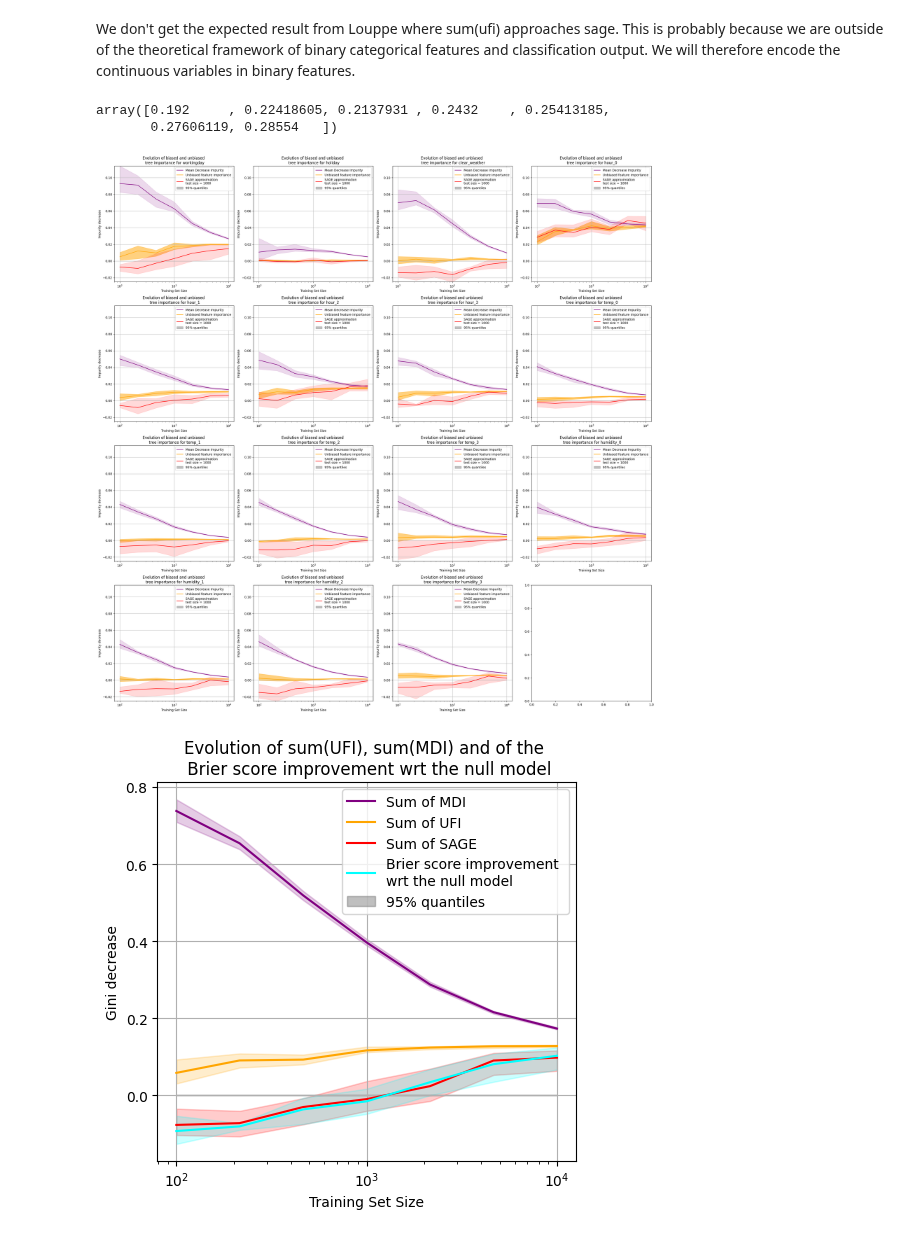
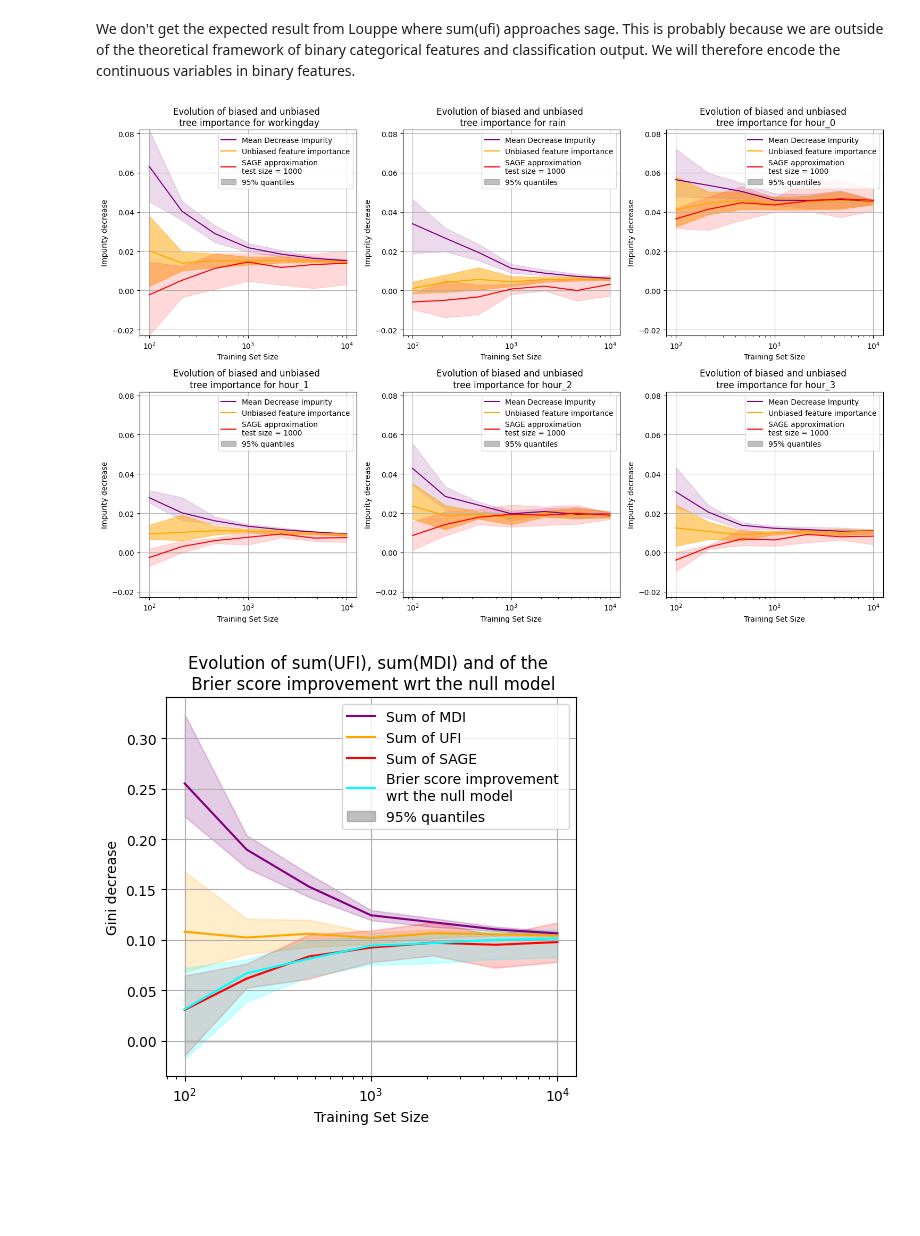
Before and after one commit to GaetandeCast/Internship, a Jupyter notebook: shapley_value_comparison/bike_sharing_experiment.ipynb, the cells around one changed output. Saved outputs shown, nothing was run; the diff lists cells and outputs as text; code cells hidden in the pictures; blank space fills up the shorter version.

```diff
--- a/shapley_value_comparison/bike_sharing_experiment.ipynb
+++ b/shapley_value_comparison/bike_sharing_experiment.ipynb
@@ -26,10 +26,12 @@ rng = np.random.RandomState(0)
 bike_sharing = fetch_openml("Bike_Sharing_Demand", version=2, as_frame=True)
 df = bike_sharing.frame
 df["weather"] = df["weather"].astype(object).replace("heavy_rain", "rain").astype("category")
-X_raw = df.drop(columns=["count"])  # Drop unneeded columns
-categorical_cols = ['season', 'holiday', 'workingday', 'weather']
+df["rain"] = df["weather"] == "rain"
+df["count_norm"] = df.groupby(["year", "month"])["count"].transform(lambda x: x / x.max())
+df = df.drop(columns=["season", "year", "month", "weekday", "weather", "temp", "feel_temp", "humidity", "windspeed", "holiday"])
+X_raw = df.drop(columns=["count", "count_norm"])  # Drop unneeded columns
+categorical_cols = ['rain', 'workingday'] #, 'season', 'weather'
 numerical_cols = [col for col in X_raw.columns if col not in categorical_cols]
-df["count_norm"] = df.groupby(["year", "month"])["count"].transform(lambda x: x / x.max())
 # %%
 train_sizes = np.logspace(2, 4, 7, dtype=int)
 n_train_sizes = len(train_sizes)
@@ -129,7 +124,7 @@ global_min = np.min([quantiles_mdi, quantiles_umdi, quantiles_sage])
 global_max = np.max([quantiles_mdi, quantiles_umdi, quantiles_sage])
 column_names = [col[5:] for col in preprocessor.get_feature_names_out()]
 # Plot
-fig, axs = plt.subplots(3, 4, figsize=(15, 15))
+fig, axs = plt.subplots(1, 3, figsize=(15, 5))
 axs = axs.flatten()
 
 for i in range(n_features):
@@ -257,9 +252,9 @@ def continuous_to_1hot_bins(array, n_bins):
 # %%
 binary_df = pd.DataFrame({"workingday" : OrdinalEncoder().fit_transform(df["workingday"].to_numpy()[:, np.newaxis]).ravel()})
 # binary_df["weekday"] = OrdinalEncoder().fit_transform((df["weekday"].to_numpy() <= 5)[:, np.newaxis])
-binary_df["holiday"] = OrdinalEncoder().fit_transform(df["holiday"].to_numpy()[:, np.newaxis])
-binary_df["clear_weather"] = OrdinalEncoder().fit_transform((df["weather"].to_numpy()=="clear")[:, np.newaxis])
-scalar_feature_params = ["hour", "temp", "humidity"]
+# binary_df["holiday"] = OrdinalEncoder().fit_transform(df["holiday"].to_numpy()[:, np.newaxis])
+binary_df["rain"] = OrdinalEncoder().fit_transform(df["rain"].to_numpy()[:, np.newaxis])
+scalar_feature_params = ["hour"] #, "temp", "humidity"
 n_bins = 4
 for feature_name in scalar_feature_params:
     feature_n_bit = continuous_to_1hot_bins(df[feature_name].to_numpy().reshape(-1, 1), n_bins=n_bins)
@@ -333,11 +328,6 @@ for fold, (train_idx, test_idx) in enumerate(ts_cv.split(binary_df)):
         ) - brier_score_loss(y_test, model.predict_proba(X_test))
 
         oob_score[train_size_idx, fold] = model.oob_score_
-# %%
-oob_score.mean(axis=-1)
-# %% [output]
-array([0.192     , 0.22418605, 0.2137931 , 0.2432    , 0.25413185,
-       0.27606119, 0.28554   ])
 # %%
 def powerset(iterable):
     s = list(iterable)
@@ -444,7 +434,7 @@ global_min = np.min([quantiles_mdi, quantiles_umdi, quantiles_sage])
 global_max = np.max([quantiles_mdi, quantiles_umdi, quantiles_sage])
 column_names = binary_df.drop(columns=["count"]).columns
 # Plot
-fig, axs = plt.subplots(4, 4, figsize=(25, 25))
+fig, axs = plt.subplots(2, 3, figsize=(15, 10))
 axs = axs.flatten()
 
 for i in range(n_features):
@@ -465,34 +455,34 @@ for i in range(n_features):
         color='orange',
         alpha=0.5,
     )
     axs[i].plot(train_sizes, mean_sage[:, i], label="SAGE approximation \ntest size = 1000", color='red')
     axs[i].fill_between(
         train_sizes,
         quantiles_sage[:, i, 0],
         quantiles_sage[:, i, 1],
         color='red',
         alpha=0.15,
     )
     # axs[i].axhline(theoretical_value_montecarlo[i], ls="--", label="Theoretical value MC approx", color="green")
     axs[i].fill_between(
         train_sizes,
         0,
         0,
         color='gray',
         alpha=0.5,
         label="95% quantiles"
     )
     axs[i].set_xscale('log')
     axs[i].set_xlabel('Training Set Size')
     axs[i].set_ylabel('Impurity decrease')
     axs[i].set_title(f'Evolution of biased and unbiased \n tree importance for {column_names[i]}')
     axs[i].grid(True)
     axs[i].legend()
 
 plt.tight_layout()
 plt.show()
 # %% [output]
-[figure, old version]
+[figure, new version]
 # %%
 fig, axs = plt.subplots(1, 1, figsize=(5,5))
 axs.plot(train_sizes, mdi_res.sum(axis=-1).mean(axis=1), label="Sum of MDI", color='purple')
@@ -544,4 +534,4 @@ axs.legend()
 plt.tight_layout()
 plt.show()
 # %% [output]
-[figure, old version]
+[figure, new version]
```
Also changed, not shown: parts of 5 cells of this notebook.
